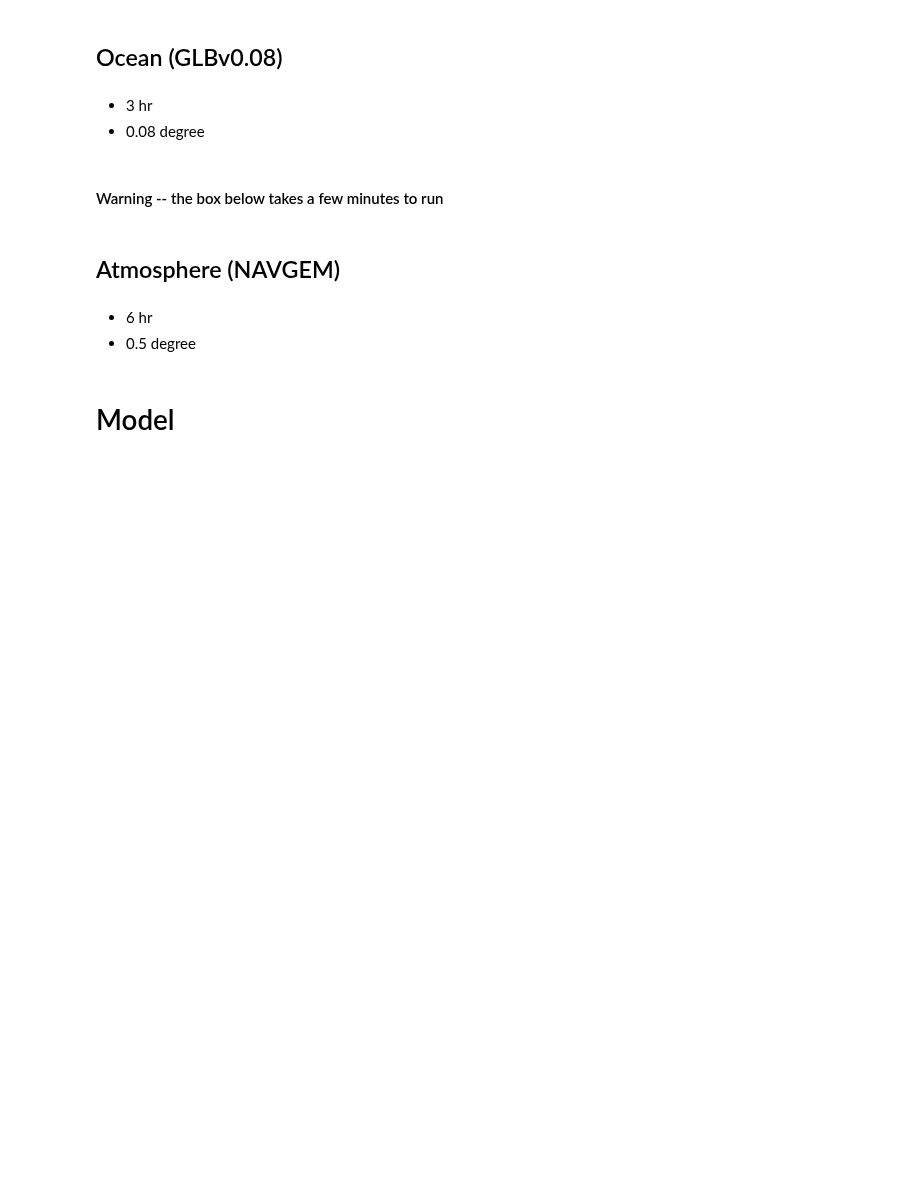
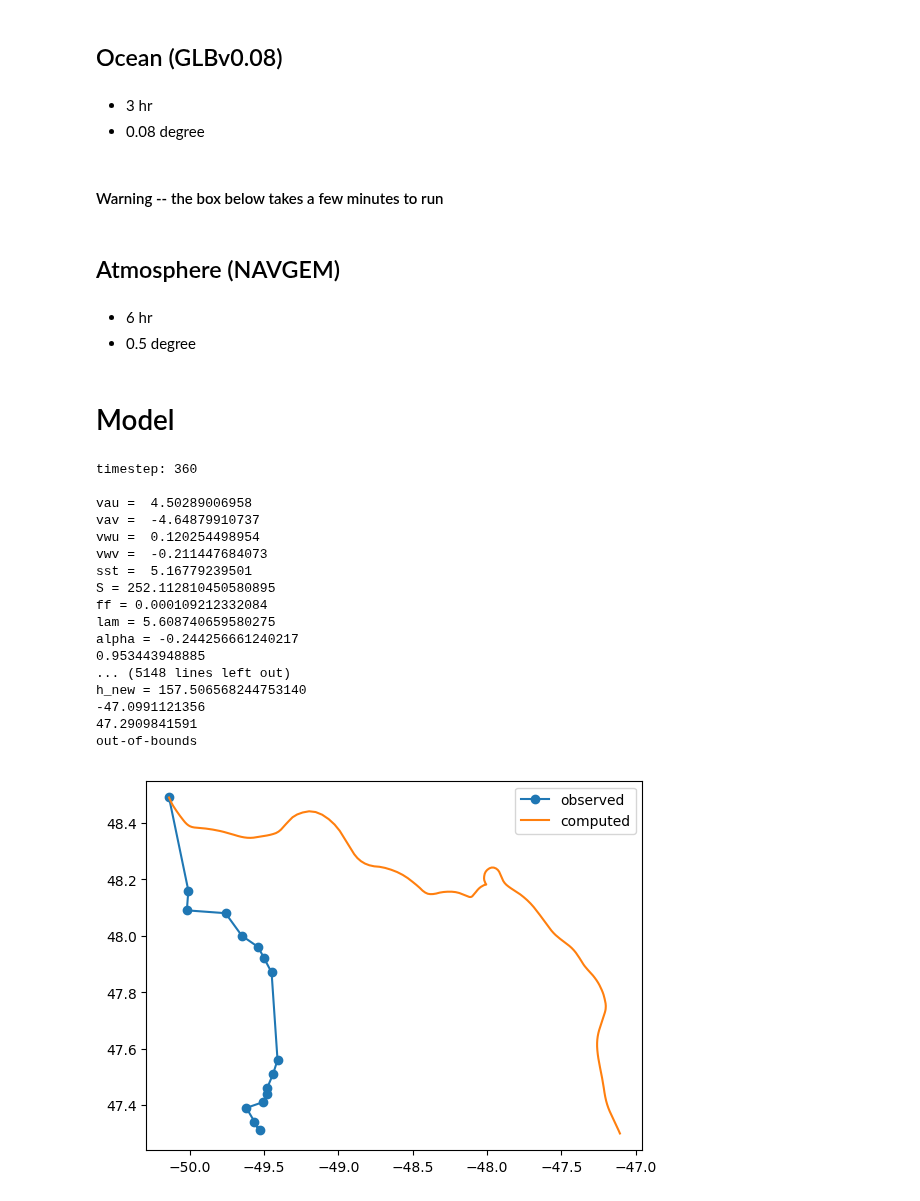
Before and after one commit to evankielley/IceDEF, a Jupyter notebook: notebooks/model_notebook.ipynb, the cells around one changed output. Drawn from its saved outputs; the diff is of its cells as text; code cells hidden in the pictures; blank space fills up the shorter version.

Commit message:
fixed timestep hard coding and bug and added markers to observed track

```diff
--- a/notebooks/model_notebook.ipynb
+++ b/notebooks/model_notebook.ipynb
@@ -106,12 +106,12 @@ CMb1 = 0.58; CMb2 = 0.8; CMb3 = 0.2
 # %%
 # Timesteps
 t0 = 360  # initial hour
-t_inc = 3  # 3 hr
+t_inc = 1  # 3 hr
 num_days = 15
-tn = t_inc * num_days  # total number of timesteps
-dt = 1*3*3600  # model timestep in seconds
+tn = t_inc*num_days*24  # total number of timesteps
+dt = t_inc*3600  # model timestep in seconds
 tf = t0 + tn*dt  # final timestep in seconds
-t_all = np.arange(t0, 720, 1)
+t_all = np.arange(t0, t0+tn, t_inc)
 # %%
 # Iceberg Inits
 x0, y0 = -50.14, 48.49   # lon, lat
@@ -155,7 +155,7 @@ def main():
             iceberg_new = np.array([[t],[x],[y],[l],[w],[h]])
             iceberg = np.column_stack((iceberg, iceberg_new))
 
-    plt.plot(real_berg_track['LONGITUDE'], real_berg_track['LATITUDE'], label='observed')
+    plt.plot(real_berg_track['LONGITUDE'], real_berg_track['LATITUDE'], label='observed', marker='o')
     plt.plot(iceberg[1,:],iceberg[2,:], label='computed')
     plt.legend()
 
@@ -243,30 +243,49 @@ def iceDEF(t,x,y,l,w,h):
     Mv = CMv1*sst + CMv2*sst**2
     Mb = CMb1*np.power(np.sqrt(np.square(viu-vwu)+np.square(viv-vwv)),CMb2)*(sst - sst0)/l**CMb3
 
     print('Me = {0:.15f}'.format(Me))
     print('Mv = {0:.15f}'.format(Mv))
     print('Mb = {0:.15f}'.format(Mb))
 
     l_new = l - (Mv + Me)*(dt/(24*3600))  # convert dt from secs to days
     w_new = w - (Mv + Me)*(dt/(24*3600))
     h_new = h - Mb*(dt/(24*3600))
 
     if w_new < 0.85*h_new:
         # Rollover
         print('rollover')
         w_new, h_new = h_new, w_new
 
     if w_new > l_new:
         # Ensure l is greater than w
         print('swap l and w')
         w_new, l_new = l_new, w_new
 
     print('l_new = {0:.15f}'.format(l_new))
     print('w_new = {0:.15f}'.format(w_new))
     print('h_new = {0:.15f}'.format(h_new))
 
     return x_new, y_new, l_new, w_new, h_new
 
 
 if __name__=="__main__":
     main()
+# %% [output]
+timestep: 360
+
+vau =  4.50289006958
+vav =  -4.64879910737
+vwu =  0.120254498954
+vwv =  -0.211447684073
+sst =  5.16779239501
+S = 252.112810450580895
+ff = 0.000109212332084
+lam = 5.608740659580275
+alpha = -0.244256661240217
+0.953443948885
+... (5148 lines left out)
+h_new = 157.506568244753140
+-47.0991121356
+47.2909841591
+out-of-bounds
+[figure, added]
```
